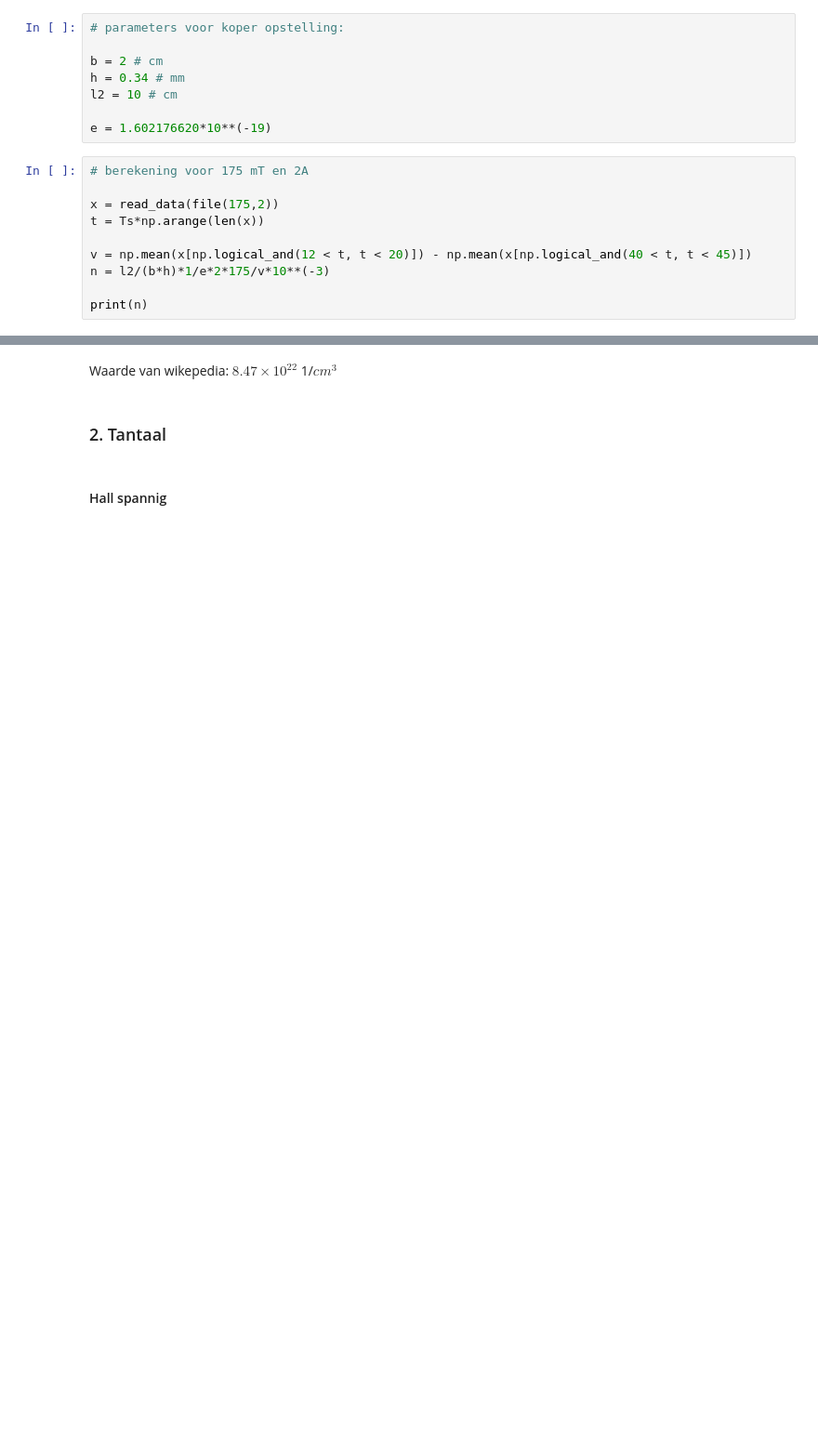
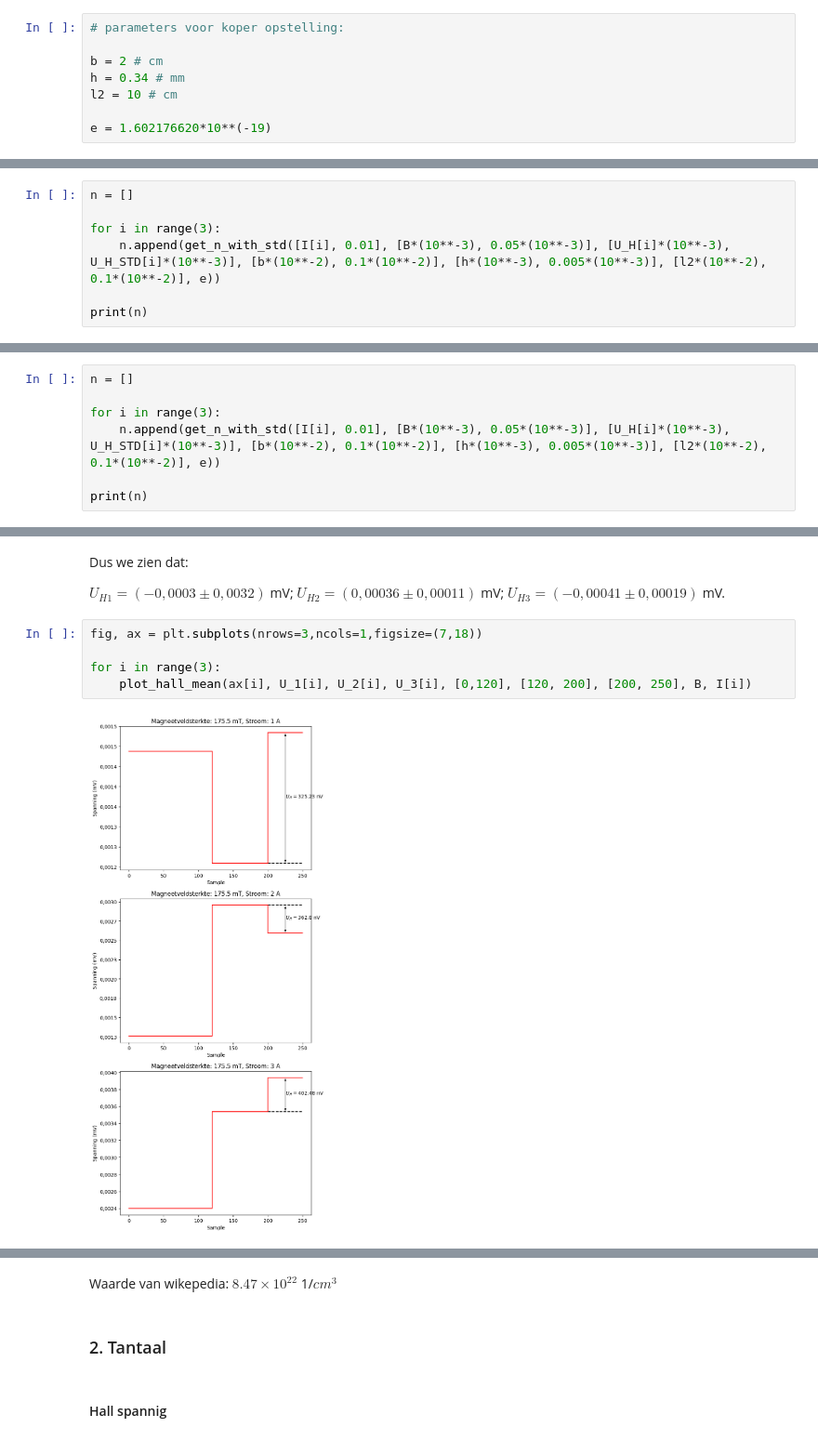
Before and after one commit to rashurko/HallEffect, a Jupyter notebook: vincent_belpaire_analysisfile.ipynb, the cells around one changed output, grey strips where cells are left out. Shown at 93% size. Saved outputs shown, nothing was run; the diff lists cells and outputs as text; blank space fills up the shorter version.

```diff
--- a/vincent_belpaire_analysisfile.ipynb
+++ b/vincent_belpaire_analysisfile.ipynb
@@ -228,13 +295,3 @@ h = 0.34 # mm
 l2 = 10 # cm
 
 e = 1.602176620*10**(-19)
-# %%
-# berekening voor 175 mT en 2A
-
-x = read_data(file(175,2))
-t = Ts*np.arange(len(x))
-
-v = np.mean(x[np.logical_and(12 < t, t < 20)]) - np.mean(x[np.logical_and(40 < t, t < 45)])
-n = l2/(b*h)*1/e*2*175/v*10**(-3)
-
-print(n)
@@ -242,0 +298,7 @@ print(n)
+# %%
+n = []
+
+for i in range(3):
+    n.append(get_n_with_std([I[i], 0.01], [B*(10**-3), 0.05*(10**-3)], [U_H[i]*(10**-3), U_H_STD[i]*(10**-3)], [b*(10**-2), 0.1*(10**-2)], [h*(10**-3), 0.005*(10**-3)], [l2*(10**-2), 0.1*(10**-2)], e))
+
+print(n)
@@ -242,0 +367,7 @@ print(n)
+# %%
+n = []
+
+for i in range(3):
+    n.append(get_n_with_std([I[i], 0.01], [B*(10**-3), 0.05*(10**-3)], [U_H[i]*(10**-3), U_H_STD[i]*(10**-3)], [b*(10**-2), 0.1*(10**-2)], [h*(10**-3), 0.005*(10**-3)], [l2*(10**-2), 0.1*(10**-2)], e))
+
+print(n)
@@ -242,0 +432,11 @@ print(n)
+# %% [markdown]
+Dus we zien dat:
+
+$U_{H1} = (-0,0003 \pm 0,0032)$ mV; $U_{H2} = (0,00036 \pm 0,00011)$ mV; $U_{H3} = (-0,00041 \pm 0,00019)$ mV.
+# %%
+fig, ax = plt.subplots(nrows=3,ncols=1,figsize=(7,18))
+
+for i in range(3):
+    plot_hall_mean(ax[i], U_1[i], U_2[i], U_3[i], [0,120], [120, 200], [200, 250], B, I[i])
+# %% [output]
+[figure, added]
```
Also changed, not shown: parts of 31 cells of this notebook.
